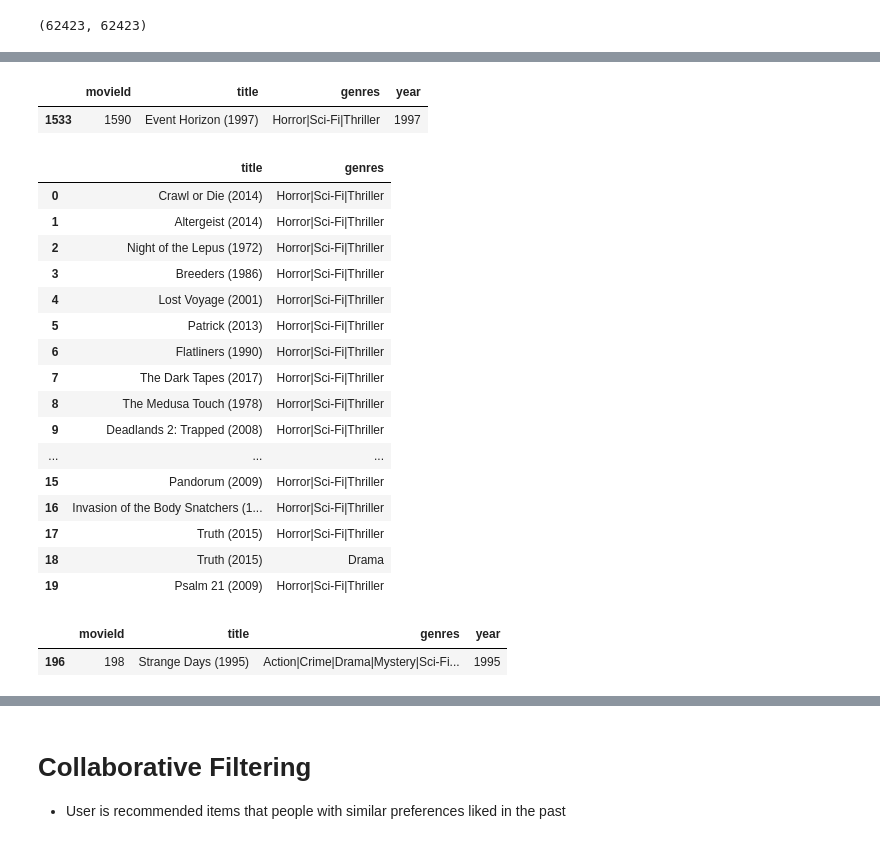
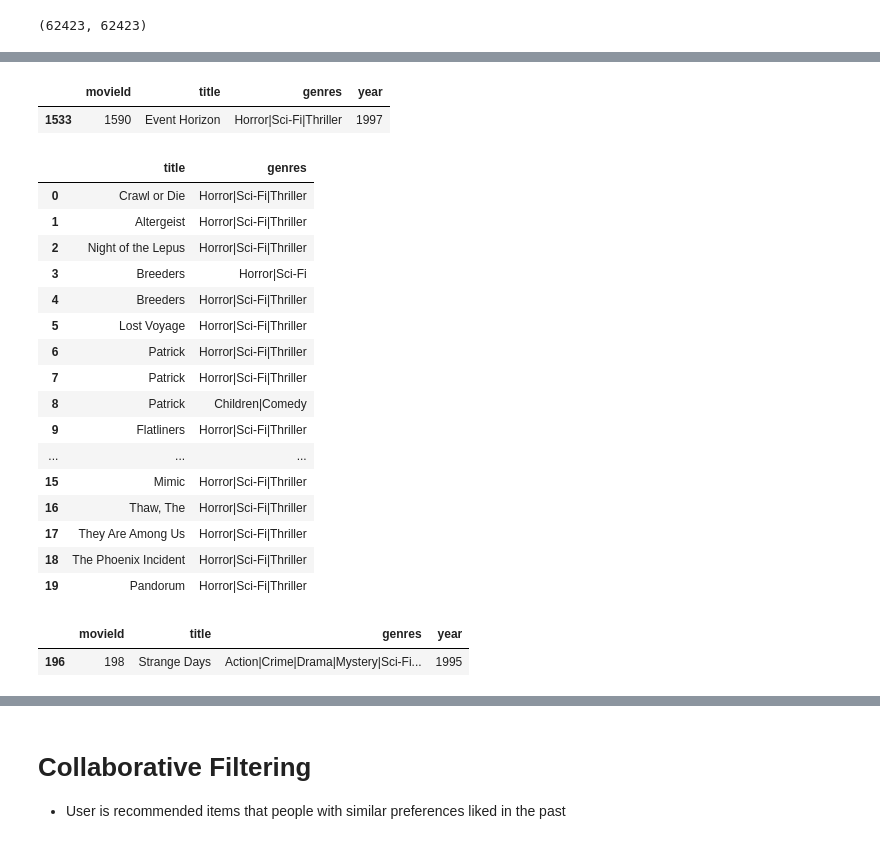
Before and after one commit to nsuttora/Movie-Recommender-Data-Mining-II, a Jupyter notebook: movie_recommender.ipynb, the cells around one changed output, grey strips where cells are left out. Drawn from its saved outputs; the diff is of its cells as text; code cells hidden in the pictures.

Commit message:
removed movie year from title

```diff
--- a/movie_recommender.ipynb
+++ b/movie_recommender.ipynb
@@ -68,3 +67,22 @@ movies.head()
 | 2 | 3 | Grumpier Old Men (1995) | Comedy|Romance | 1995 |
 | 3 | 4 | Waiting to Exhale (1995) | Comedy|Drama|Romance | 1995 |
 | 4 | 5 | Father of the Bride Part II (1995) | Comedy | 1995 |
+# %%
+# Function to clean the title
+import re
+def clean_title(title):
+    if re.search('\(.*', title):
+
+        # Extract the position of beginning of pattern
+        pos = re.search('\(.*', title).start()
+
+        # return the cleaned name
+        return title[:pos]
+
+    else:
+        # if clean up not needed return the same name
+        return title
+# %%
+movies['title'] = movies['title'].apply(clean_title)
+movies['title'] = movies['title'].str.strip()
+movies.head()
@@ -428,31 +453,31 @@ genre_recommendations('Saving Private Ryan (1998)', cos_sim_df, movies[['title',
 # %%
-movies[movies.title.eq('Event Horizon (1997)')]
+movies[movies.title.eq('Event Horizon')]
 # %% [output]
 |  | movieId | title | genres | year |
-| 1533 | 1590 | Event Horizon (1997) | Horror|Sci-Fi|Thriller | 1997 |
+| 1533 | 1590 | Event Horizon | Horror|Sci-Fi|Thriller | 1997 |
 # %%
-genre_recommendations('Event Horizon (1997)', cos_sim_df, movies[['title', 'genres']], 20)
+genre_recommendations('Event Horizon', cos_sim_df, movies[['title', 'genres']], 20)
 # %% [output]
 |  | title | genres |
-| 0 | Crawl or Die (2014) | Horror|Sci-Fi|Thriller |
-| 1 | Altergeist (2014) | Horror|Sci-Fi|Thriller |
-| 2 | Night of the Lepus (1972) | Horror|Sci-Fi|Thriller |
-| 3 | Breeders (1986) | Horror|Sci-Fi|Thriller |
-| 4 | Lost Voyage (2001) | Horror|Sci-Fi|Thriller |
-| 5 | Patrick (2013) | Horror|Sci-Fi|Thriller |
-| 6 | Flatliners (1990) | Horror|Sci-Fi|Thriller |
-| 7 | The Dark Tapes (2017) | Horror|Sci-Fi|Thriller |
-| 8 | The Medusa Touch (1978) | Horror|Sci-Fi|Thriller |
-| 9 | Deadlands 2: Trapped (2008) | Horror|Sci-Fi|Thriller |
+| 0 | Crawl or Die | Horror|Sci-Fi|Thriller |
+| 1 | Altergeist | Horror|Sci-Fi|Thriller |
+| 2 | Night of the Lepus | Horror|Sci-Fi|Thriller |
+| 3 | Breeders | Horror|Sci-Fi |
+| 4 | Breeders | Horror|Sci-Fi|Thriller |
+| 5 | Lost Voyage | Horror|Sci-Fi|Thriller |
+| 6 | Patrick | Horror|Sci-Fi|Thriller |
+| 7 | Patrick | Horror|Sci-Fi|Thriller |
+| 8 | Patrick | Children|Comedy |
+| 9 | Flatliners | Horror|Sci-Fi|Thriller |
 | ... | ... | ... |
-| 15 | Pandorum (2009) | Horror|Sci-Fi|Thriller |
-| 16 | Invasion of the Body Snatchers (1... | Horror|Sci-Fi|Thriller |
-| 17 | Truth (2015) | Horror|Sci-Fi|Thriller |
-| 18 | Truth (2015) | Drama |
-| 19 | Psalm 21 (2009) | Horror|Sci-Fi|Thriller |
+| 15 | Mimic | Horror|Sci-Fi|Thriller |
+| 16 | Thaw, The | Horror|Sci-Fi|Thriller |
+| 17 | They Are Among Us | Horror|Sci-Fi|Thriller |
+| 18 | The Phoenix Incident | Horror|Sci-Fi|Thriller |
+| 19 | Pandorum | Horror|Sci-Fi|Thriller |
 # %%
-movies[movies.title.eq('Strange Days (1995)')]
+movies[movies.title.eq('Strange Days')]
 # %% [output]
 |  | movieId | title | genres | year |
-| 196 | 198 | Strange Days (1995) | Action|Crime|Drama|Mystery|Sci-Fi... | 1995 |
+| 196 | 198 | Strange Days | Action|Crime|Drama|Mystery|Sci-Fi... | 1995 |
 # %%
```
Also changed, not shown: parts of 13 cells of this notebook.
